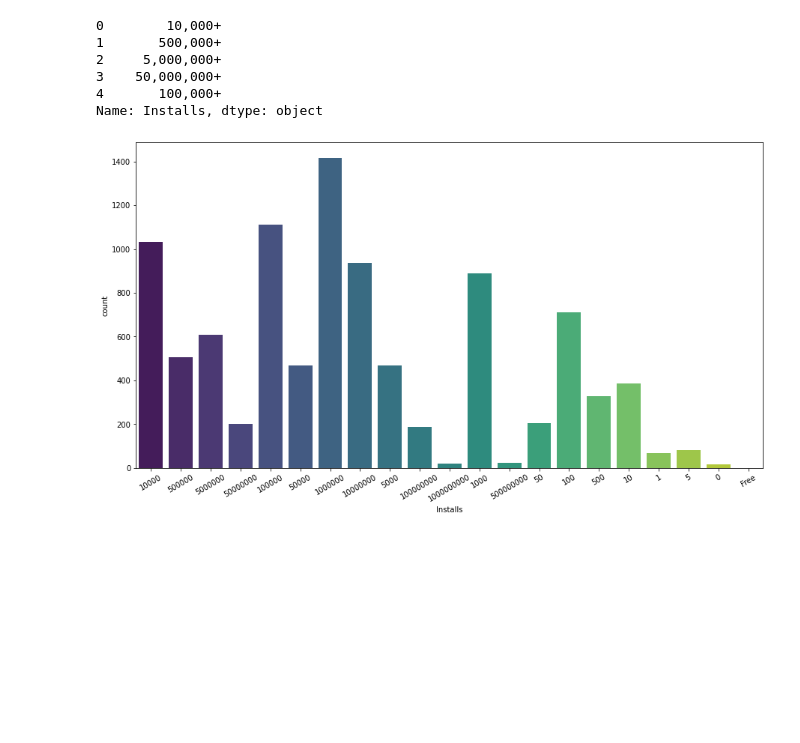
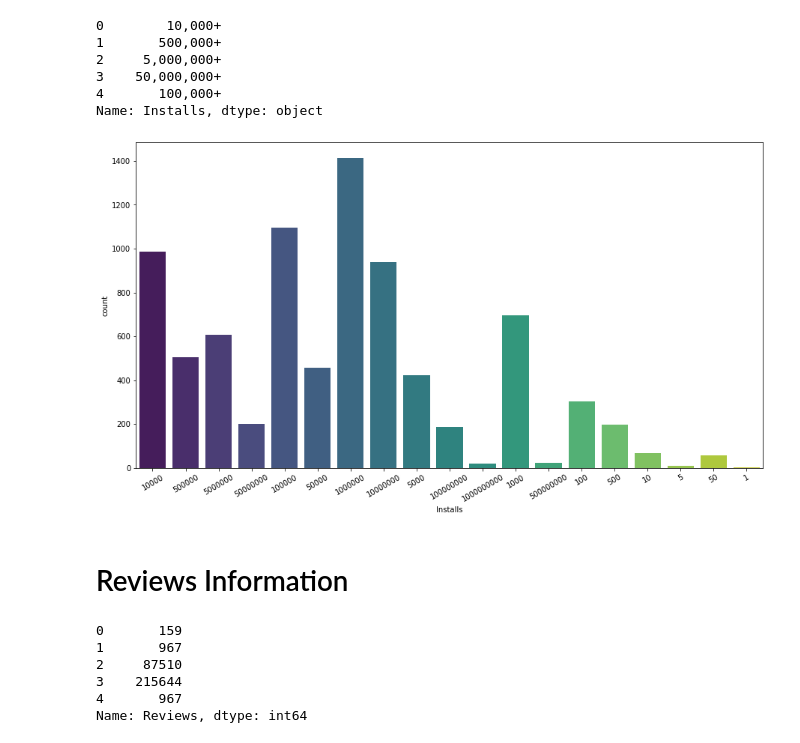
Before and after one commit to PratikshaChimankar/CAPSTONE-PROJECT-1--Play-Store-App-Review-Analysis, a Jupyter notebook: PSARA_Capstone_Project.ipynb, the cells around one changed output. Saved outputs shown, nothing was run; the diff lists cells and outputs as text; code cells hidden in the pictures; blank space fills up the shorter version.

```diff
--- a/PSARA_Capstone_Project.ipynb
+++ b/PSARA_Capstone_Project.ipynb
@@ -140,6 +147,9 @@ i.e 1474
+# %%
+# here we are delet all duplicate values.
+data1.drop_duplicates(subset = 'App', keep = 'first' ,inplace = True)
 # %%
-x= data['Rating']
-y=data['Installs']
+x= data1['Rating']
+y=data1['Installs']
 plt.xlabel('costomer ratings')
 plt.ylabel('Global installer')
 plt.plot(x,y,marker='*')
@@ -182,7 +191,0 @@ Text(0.5, 0, 'installer')
-# %%
-x= data['Rating']
-y=data['Installs']
-#plt.xlable('')
-#plt.xlabel('')
-plt.bar(x,y)
-plt.show()
@@ -215,12 +203,23 @@ data['Installs'].head()
 Name: Installs, dtype: object
 # %%
 # Removing all the commas and plus sign
-data['Installs'] = data['Installs'].apply(lambda x: x.replace(',',''))
-data['Installs'] = data['Installs'].apply(lambda x: x.replace('+',''))
+data1['Installs'] = data1['Installs'].apply(lambda x: x.replace(',',''))
+data1['Installs'] = data1['Installs'].apply(lambda x: x.replace('+',''))
 # %%
 plt.figure(figsize=(15,8))
-follow= sns.countplot(data['Installs'], palette= "viridis" )
+follow= sns.countplot(data1['Installs'], palette= "viridis" )
 follow.set_xticklabels(follow.get_xticklabels(), rotation = 30)
 plt.show()
 # %% [output]
-[figure, old version]
+[figure, new version]
+# %% [markdown]
+# Reviews Information
+# %%
+data1['Reviews'].head()
+# %% [output]
+0       159
+1       967
+2     87510
+3    215644
+4       967
+Name: Reviews, dtype: int64
```
Also changed, not shown: parts of 45 cells of this notebook.
